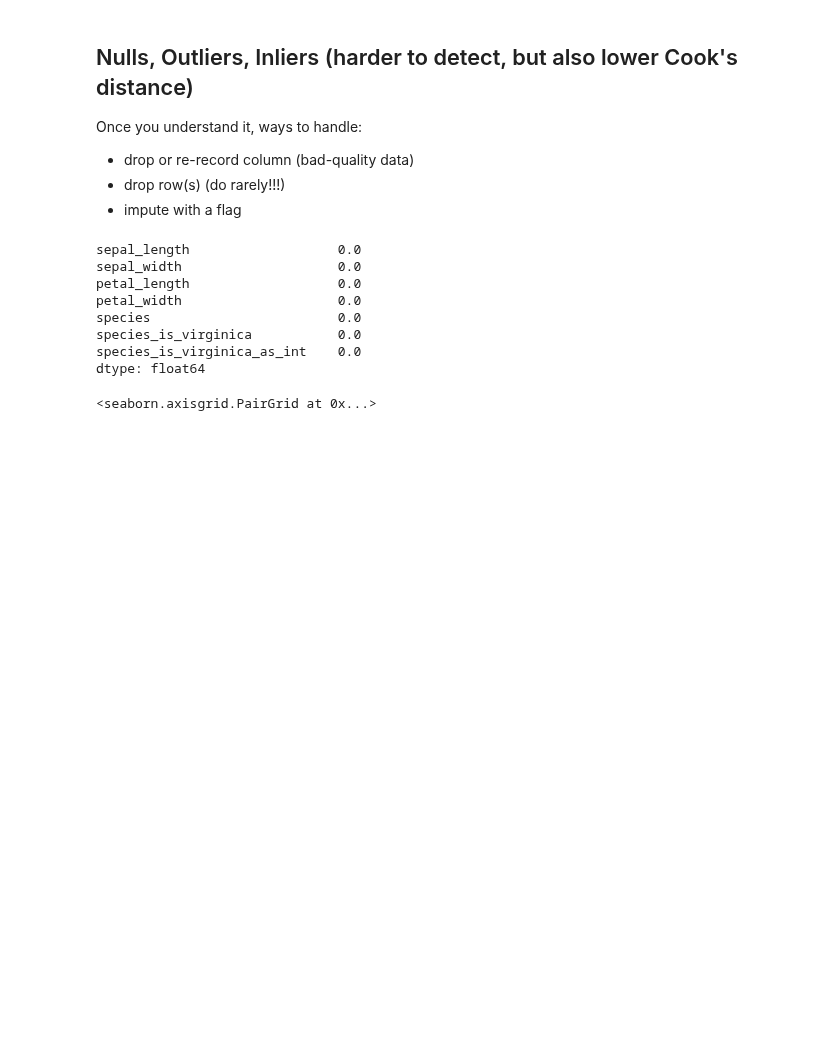
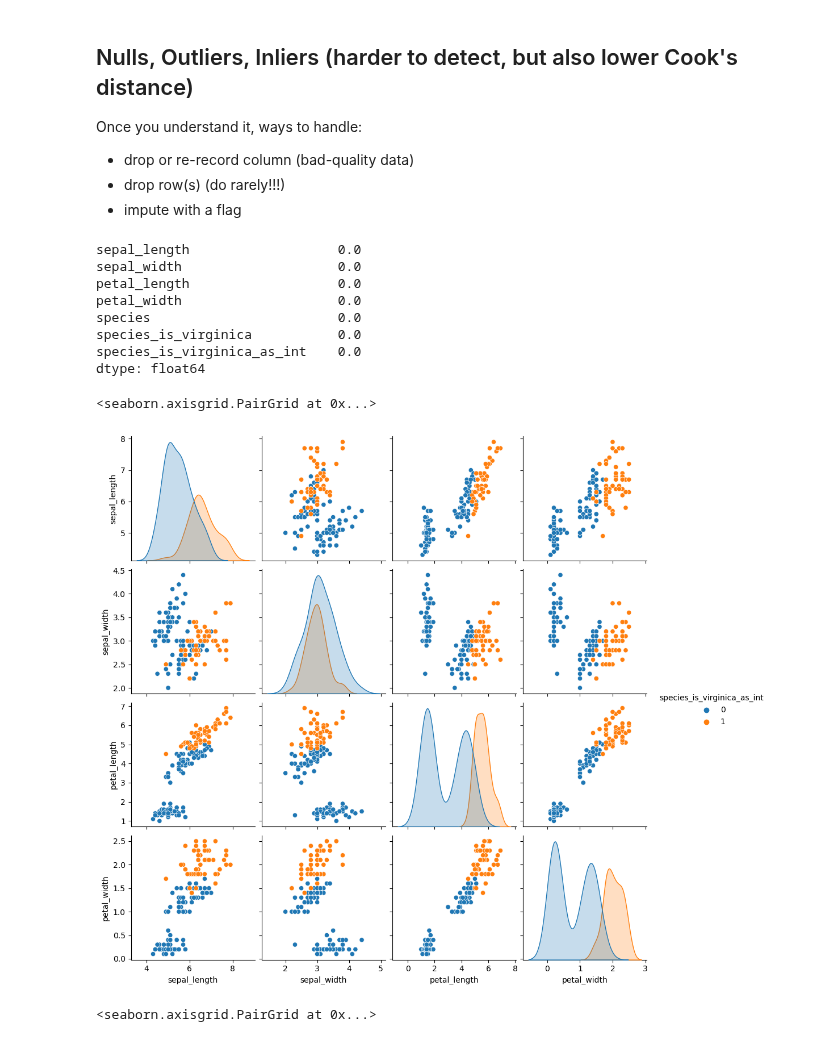
Before and after one commit to sparshsah/foggy-demo, a Jupyter notebook: demo/stats/eda-play.ipynb, the cells around one changed output. Drawn from its saved outputs; the diff is of its cells as text; code cells hidden in the pictures; blank space fills up the shorter version.

Commit message:
pairplot

```diff
--- a/demo/stats/eda-play.ipynb
+++ b/demo/stats/eda-play.ipynb
@@ -75,6 +75,14 @@ species                        0.0
 species_is_virginica           0.0
 species_is_virginica_as_int    0.0
 dtype: float64
+# %%
+sns.pairplot(
+    iris.drop(columns="species_is_virginica"),
+    hue="species_is_virginica_as_int",
+)
+# %% [output]
+<seaborn.axisgrid.PairGrid at 0x...>
+[figure, added]
 # %%
 g = sns.PairGrid(
     iris.drop(columns="species_is_virginica"),
```
